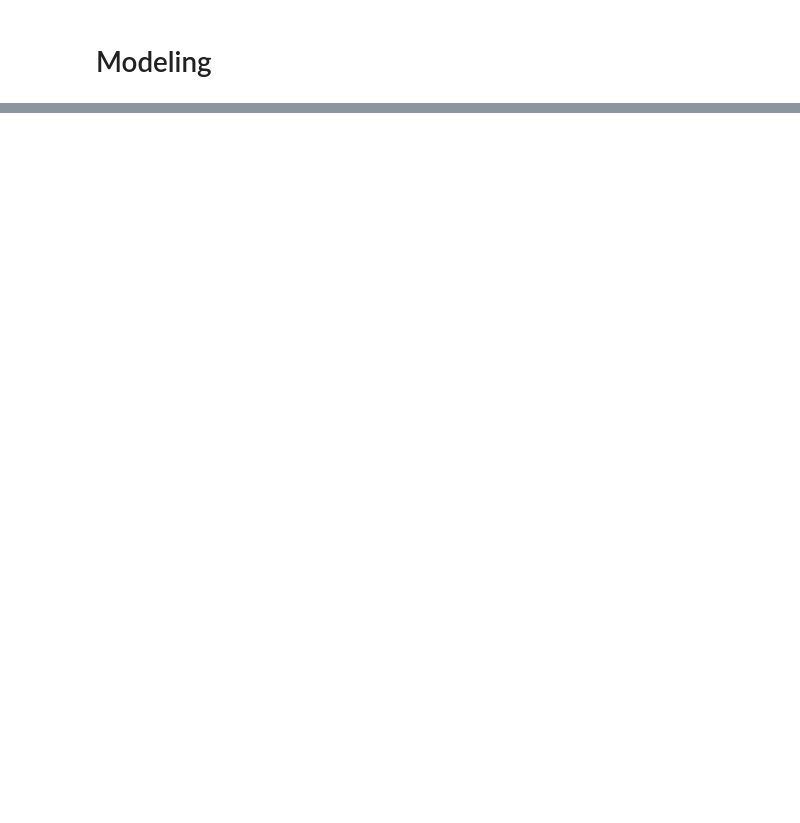
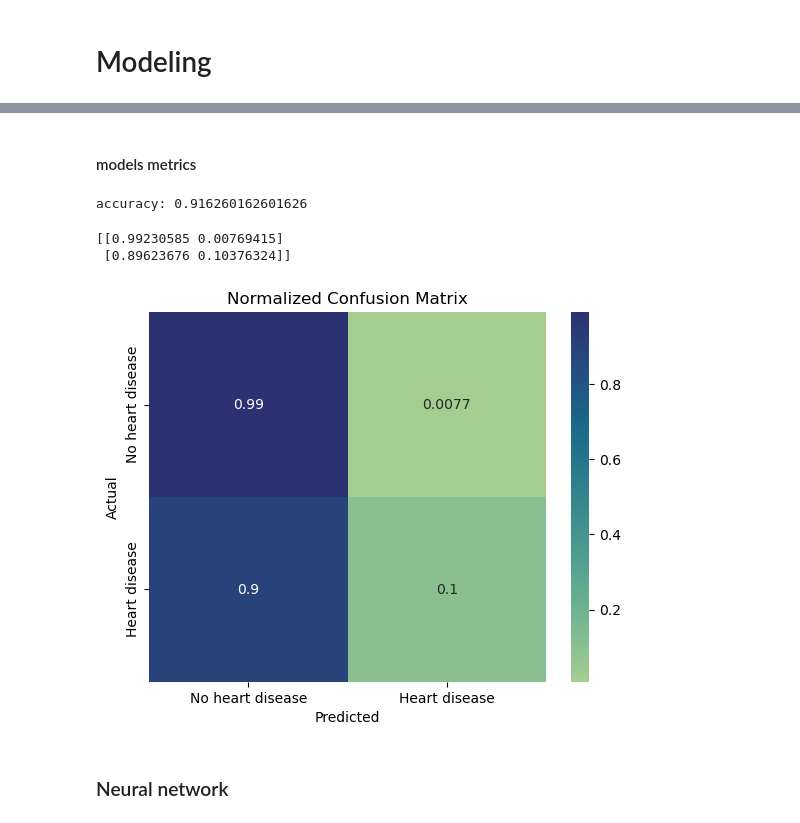
Before and after one commit to Red0pium/MachineLearning2023project, a Jupyter notebook: code.ipynb, the cells around one changed output, grey strips where cells are left out. Saved outputs shown, nothing was run; the diff lists cells and outputs as text; code cells hidden in the pictures; blank space fills up the shorter version.

```diff
--- a/code.ipynb
+++ b/code.ipynb
@@ -548,0 +519,5 @@ Name: count, dtype: int64
+# %%
+lgbm = lgb.LGBMClassifier()
+grid_search = GridSearchCV(estimator=lgbm, param_grid=param_grid, cv=5, n_jobs=-1, verbose=1, scoring='accuracy')
+
+grid_search.fit(X, y)
@@ -548,0 +548,5 @@ Name: count, dtype: int64
+# %%
+from sklearn.model_selection import train_test_split
+X_train, X_test, y_train, y_test = train_test_split(X, y, test_size=0.1, stratify=y, random_state=42)
+lgbm = lgb.LGBMClassifier(learning_rate=0.1, max_depth=10, n_estimators=500, num_leaves=50)
+lgbm.fit(X_train, y_train)
@@ -548,0 +563,31 @@ Name: count, dtype: int64
+# %% [markdown]
+#### models metrics
+# %%
+lgbm_pred = lgbm.predict(X_test)
+print("accuracy:",accuracy_score(y_test, lgbm_pred))
+# %% [output]
+accuracy: 0.916260162601626
+# %%
+from sklearn.metrics import confusion_matrix
+cm = confusion_matrix(y_test, lgbm_pred)
+normalized_cm1 = cm / cm.sum(axis=1, keepdims=True)
+print(normalized_cm1)
+# %% [output]
+[[0.99230585 0.00769415]
+ [0.89623676 0.10376324]]
+# %%
+#create a heatmap of the normalized confusion matrix
+sns.heatmap(normalized_cm1, annot=True, cmap='crest')
+#add labels and title
+plt.xlabel('Predicted')
+plt.ylabel('Actual')
+plt.title('Normalized Confusion Matrix')
+class_labels = ['No heart disease', 'Heart disease']
+plt.xticks(ticks=[0.5, 1.5], labels=class_labels)
+plt.yticks(ticks=[0.5, 1.5], labels=class_labels)
+
+plt.show()
+# %% [output]
+[figure, added]
+# %% [markdown]
+### Neural network
```
Also changed, not shown: parts of 37 cells of this notebook.
